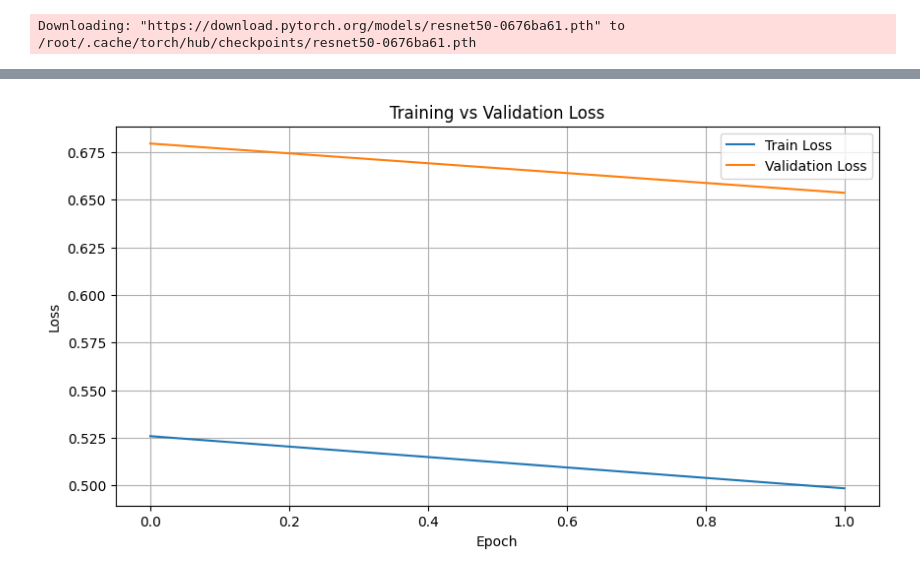
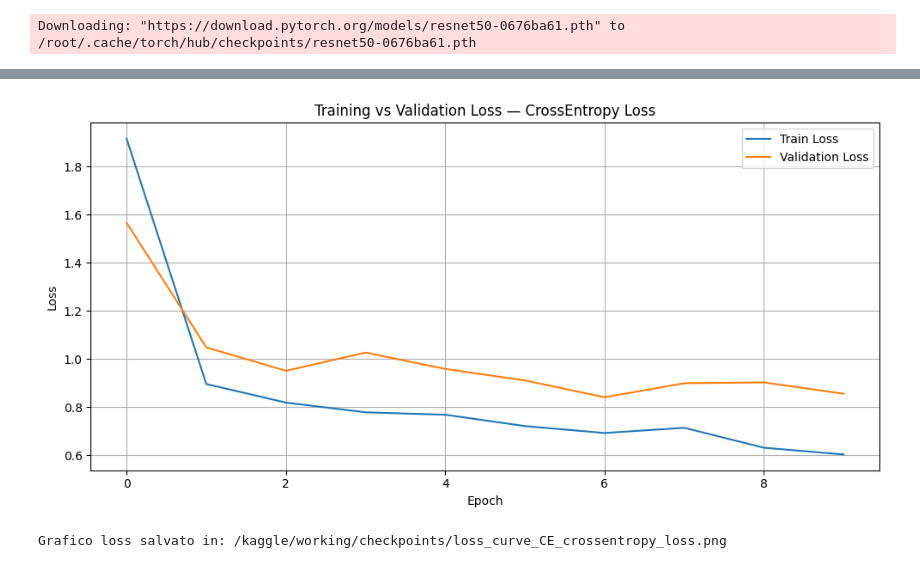
Before and after one commit to DanieleIacomino/IPCV, a Jupyter notebook: ipcv-g4-5f369c.ipynb, the cells around one changed output, grey strips where cells are left out. Cells and saved outputs as stored; diff of their text form; code cells hidden in the pictures.

Commit message:
Kaggle Notebook | IPCV G4 5f369c | Version 3

```diff
--- a/ipcv-g4-5f369c.ipynb
+++ b/ipcv-g4-5f369c.ipynb
@@ -34,7 +34,7 @@ BATCH_SIZE = 2
 NUM_WORKERS = 4
 LR = 4.4e-4
 NUM_EPOCHS = 10
-
+NUM_IMG = 100
 CHECKPOINT_DIR = "/kaggle/working/checkpoints"
 os.makedirs(CHECKPOINT_DIR, exist_ok=True)
 # %%
@@ -211,7 +211,7 @@ class COCOSegmentationDataset(Dataset):
         return len(self.ids)
 # %%
 full_dataset = COCOSegmentationDataset(train_img_dir, coco, cat2label, target_size=IMG_SIZE)
-small_subset = torch.utils.data.Subset(full_dataset, list(range(min(10000, len(full_dataset)))))
+small_subset = torch.utils.data.Subset(full_dataset, list(range(min(NUM_IMG, len(full_dataset)))))
 num_samples = len(small_subset)
 num_train = int(num_samples*0.8)
 num_val = num_samples - num_train
@@ -343,3 +343,19 @@ Downloading: "https://download.pytorch.org/models/resnet50-0676ba61.pth" to /roo
 #plt.grid(True, which="both")
 #plt.legend()
 #plt.show()
+# %%
+# Eseguire questa cella solo in caso di interruzione anomala del training
+# Tenta di caricare il checkpoint se esiste
+
+ckpt_path = os.path.join(CHECKPOINT_DIR, "checkpoint.pth")
+if os.path.exists(ckpt_path):
+    checkpoint = torch.load(ckpt_path, map_location=DEVICE)
+    model.load_state_dict(checkpoint["model_state"])
+    optimizer.load_state_dict(checkpoint["optimizer_state"])
+    scheduler.load_state_dict(checkpoint["scheduler_state"])
+    best_val_loss = checkpoint["best_val_loss"]
+    start_epoch = checkpoint["epoch"] + 1
+    print(f"Ripreso training dall'epoca {start_epoch}")
+else:
+    print("Nessun checkpoint trovato, parto da zero.")
+    start_epoch = 0
@@ -526,13 +713,36 @@ Checkpoint aggiornato.
 # %%
-#Grafico
-plt.figure(figsize=(10,5))
+import matplotlib.pyplot as plt
+loss_tag = loss_name_for_filename(LOSS_MODE, LOSS_NAMES)
+
+# =========================
+# Percorso di salvataggio
+# =========================
+OUT_DIR = Path(CHECKPOINT_DIR)
+OUT_DIR.mkdir(parents=True, exist_ok=True)
+
+PLOT_PATH = OUT_DIR / f"loss_curve_{LOSS_MODE}_{loss_tag}.png"
+
+# Recupero nome loss leggibile
+loss_title = LOSS_NAMES.get(LOSS_MODE, LOSS_MODE)
+
+# Grafico
+plt.figure(figsize=(10, 5))
 plt.plot(train_losses, label="Train Loss")
 plt.plot(val_losses, label="Validation Loss")
+
 plt.xlabel("Epoch")
 plt.ylabel("Loss")
-plt.title("Training vs Validation Loss")
+plt.title(f"Training vs Validation Loss — {loss_title}")
+
 plt.legend()
-plt.grid()
+plt.grid(True)
+plt.tight_layout()
 plt.show()
+
+plt.savefig(PLOT_PATH, dpi=150)
+plt.close()
+
+print(f"Grafico loss salvato in: {PLOT_PATH}")
 # %% [output]
-[figure, old version]
+[figure, new version]
+Grafico loss salvato in: /kaggle/working/checkpoints/loss_curve_CE_crossentropy_loss.png
```
Also changed, not shown: parts of 15 cells of this notebook.
